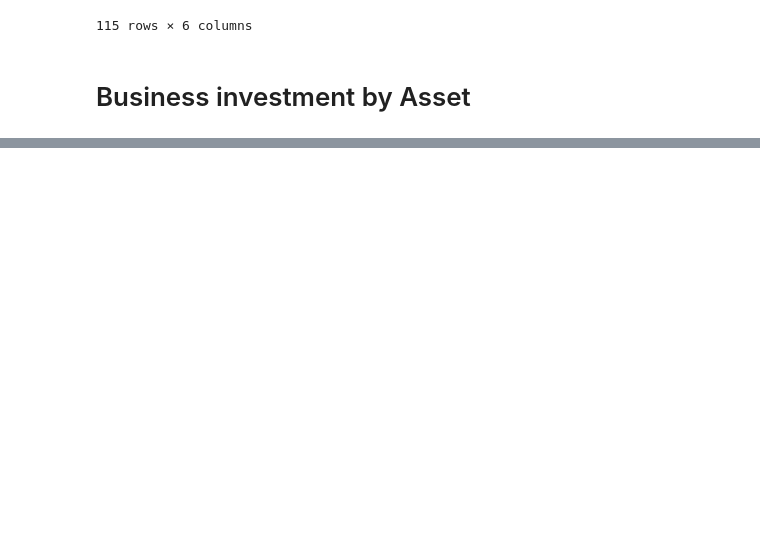
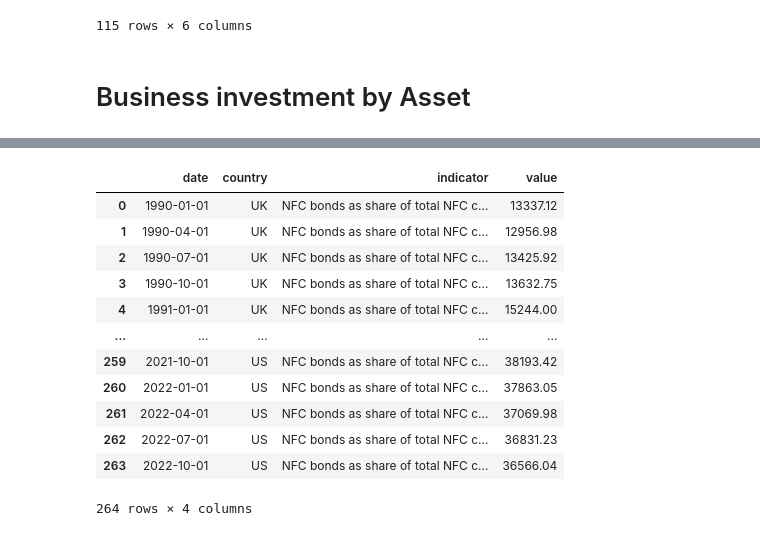
Before and after one commit to jhellingsdata/RADataHub, a Jupyter notebook: AGP Slides/Module 2/m2_data.ipynb, the cells around one changed output, grey strips where cells are left out. Saved outputs shown, nothing was run; the diff lists cells and outputs as text; code cells hidden in the pictures; blank space fills up the shorter version.

```diff
--- a/AGP Slides/Module 2/m2_data.ipynb
+++ b/AGP Slides/Module 2/m2_data.ipynb
@@ -121,0 +260,2 @@ KeyError: '[0] not found in axis'
+# %%
+key = "653ed88f4bdd6c12141a8c80288845c4"
@@ -121,0 +433,16 @@ KeyError: '[0] not found in axis'
+# %%
+df_long[df_long["indicator"] == "NFC bonds as share of total NFC credit (%)"]
+# %% [output]
+|  | date | country | indicator | value |
+| 0 | 1990-01-01 | UK | NFC bonds as share of total NFC c... | 13337.12 |
+| 1 | 1990-04-01 | UK | NFC bonds as share of total NFC c... | 12956.98 |
+| 2 | 1990-07-01 | UK | NFC bonds as share of total NFC c... | 13425.92 |
+| 3 | 1990-10-01 | UK | NFC bonds as share of total NFC c... | 13632.75 |
+| 4 | 1991-01-01 | UK | NFC bonds as share of total NFC c... | 15244.00 |
+| ... | ... | ... | ... | ... |
+| 259 | 2021-10-01 | US | NFC bonds as share of total NFC c... | 38193.42 |
+| 260 | 2022-01-01 | US | NFC bonds as share of total NFC c... | 37863.05 |
+| 261 | 2022-04-01 | US | NFC bonds as share of total NFC c... | 37069.98 |
+| 262 | 2022-07-01 | US | NFC bonds as share of total NFC c... | 36831.23 |
+| 263 | 2022-10-01 | US | NFC bonds as share of total NFC c... | 36566.04 |
+264 rows × 4 columns
```
Also changed, not shown: parts of 10 cells of this notebook, 4 other files.
